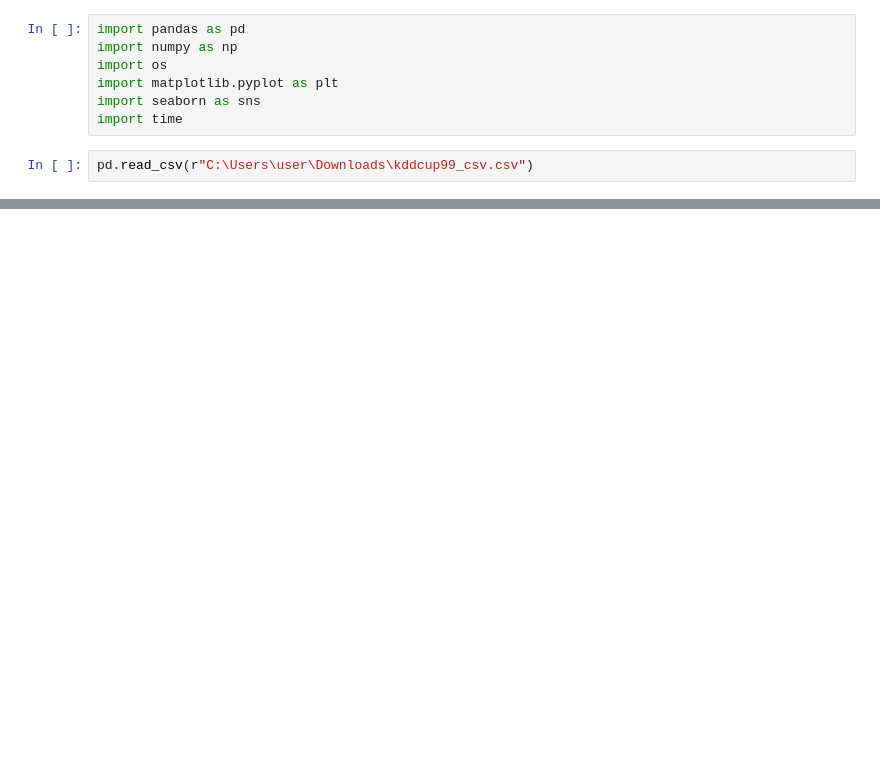
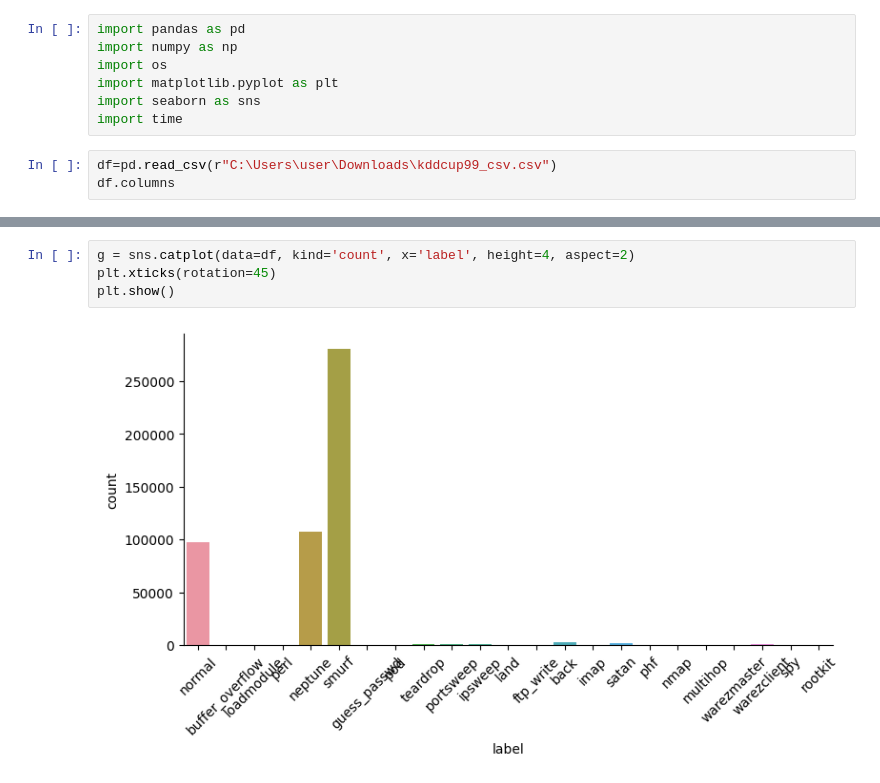
Before and after one commit to Morurifaith/Intrusion-Detection-System-using-ML, a Jupyter notebook: IDS.ipynb, the cells around one changed output, grey strips where cells are left out. Drawn from its saved outputs; the diff is of its cells as text; blank space fills up the shorter version.

```diff
--- a/IDS.ipynb
+++ b/IDS.ipynb
@@ -6,5 +6,6 @@ import matplotlib.pyplot as plt
 import seaborn as sns
 import time
 # %%
-pd.read_csv(r"C:\Users\user\Downloads\kddcup99_csv.csv")
+df=pd.read_csv(r"C:\Users\user\Downloads\kddcup99_csv.csv")
+df.columns
 # %% [output]
@@ -23,0 +128,6 @@ pd.read_csv(r"C:\Users\user\Downloads\kddcup99_csv.csv")
+# %%
+g = sns.catplot(data=df, kind='count', x='label', height=4, aspect=2)
+plt.xticks(rotation=45)
+plt.show()
+# %% [output]
+[figure, added]
```
Also changed, not shown: parts of 54 cells of this notebook.
